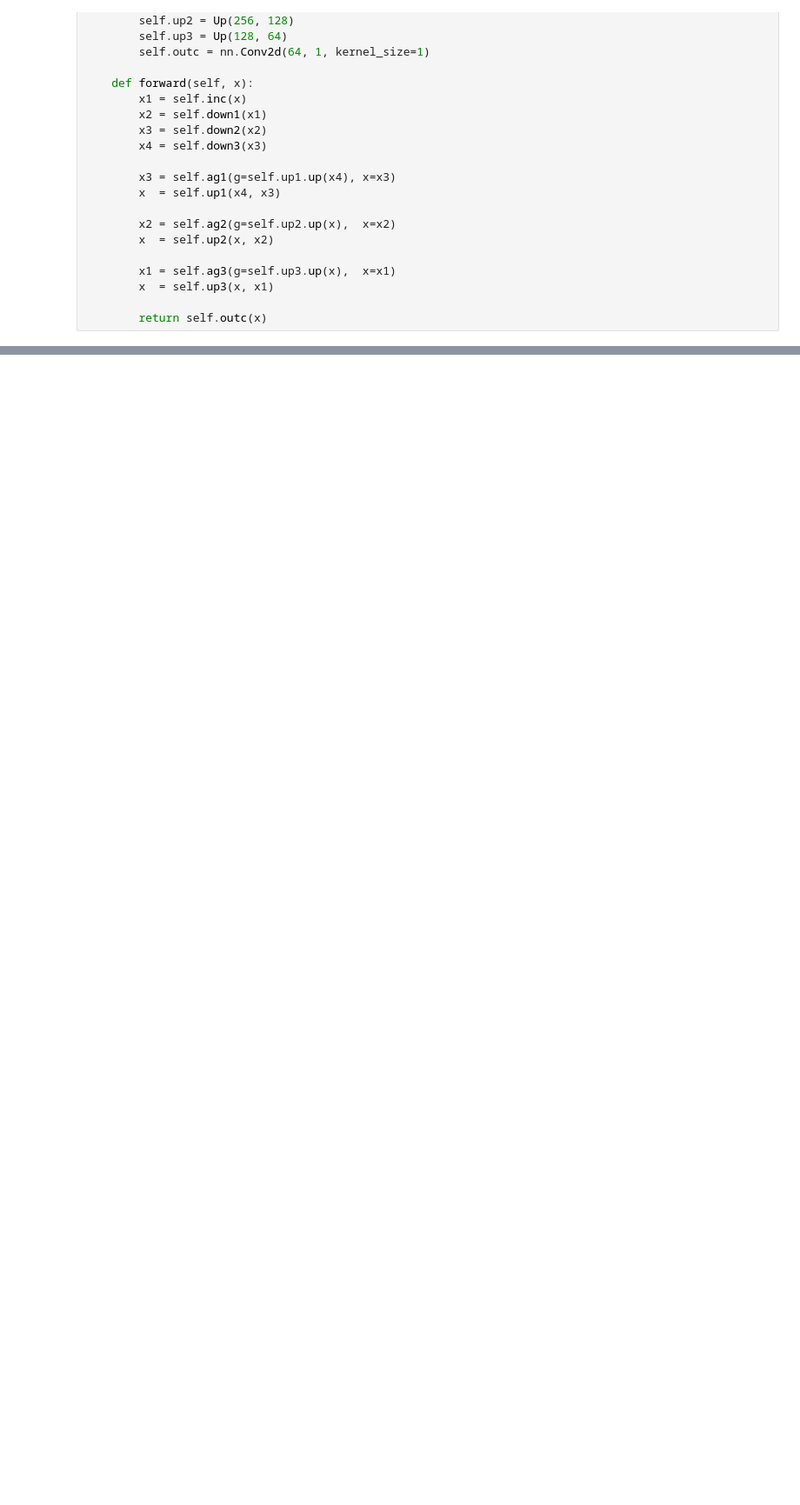
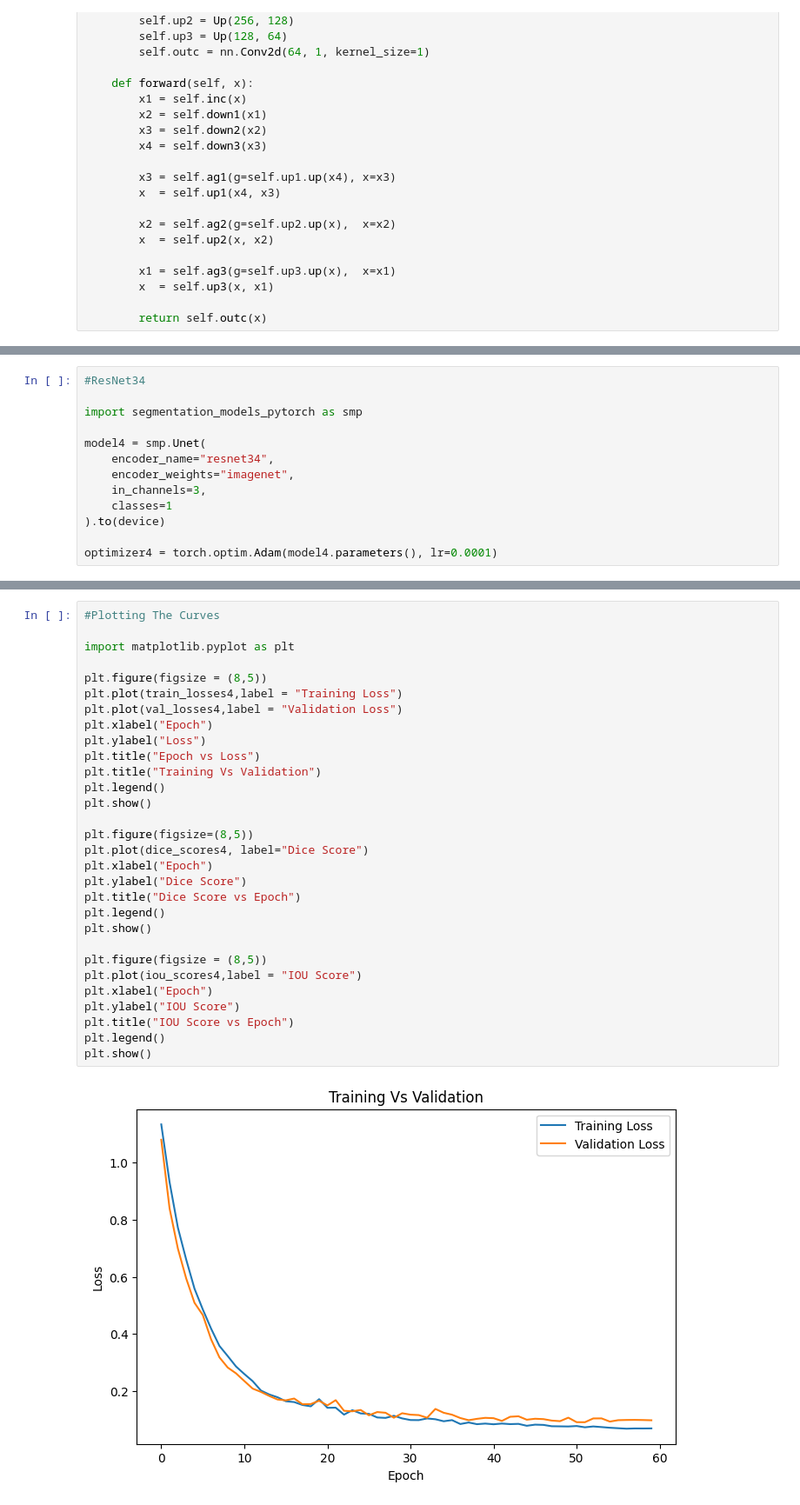
Before and after one commit to notjeffff/segmentation-model-cherrynet, a Jupyter notebook: cherrynet.ipynb, the cells around one changed output, grey strips where cells are left out. Shown at 87% size. Cells and saved outputs as stored; diff of their text form; blank space fills up the shorter version.

```diff
--- a/cherrynet.ipynb
+++ b/cherrynet.ipynb
@@ -756,0 +990,13 @@ Epoch : 60 - IOU Score : 0.6571947336196899
+# %%
+#ResNet34
+
+import segmentation_models_pytorch as smp
+
+model4 = smp.Unet(
+    encoder_name="resnet34",
+    encoder_weights="imagenet",
+    in_channels=3,
+    classes=1
+).to(device)
+
+optimizer4 = torch.optim.Adam(model4.parameters(), lr=0.0001)
@@ -756,0 +1079,32 @@ Epoch : 60 - IOU Score : 0.6571947336196899
+# %%
+#Plotting The Curves
+
+import matplotlib.pyplot as plt
+
+plt.figure(figsize = (8,5))
+plt.plot(train_losses4,label = "Training Loss")
+plt.plot(val_losses4,label = "Validation Loss")
+plt.xlabel("Epoch")
+plt.ylabel("Loss")
+plt.title("Epoch vs Loss")
+plt.title("Training Vs Validation")
+plt.legend()
+plt.show()
+
+plt.figure(figsize=(8,5))
+plt.plot(dice_scores4, label="Dice Score")
+plt.xlabel("Epoch")
+plt.ylabel("Dice Score")
+plt.title("Dice Score vs Epoch")
+plt.legend()
+plt.show()
+
+plt.figure(figsize = (8,5))
+plt.plot(iou_scores4,label = "IOU Score")
+plt.xlabel("Epoch")
+plt.ylabel("IOU Score")
+plt.title("IOU Score vs Epoch")
+plt.legend()
+plt.show()
+# %% [output]
+[figure, added]
```
Also changed, not shown: parts of 17 cells of this notebook.
